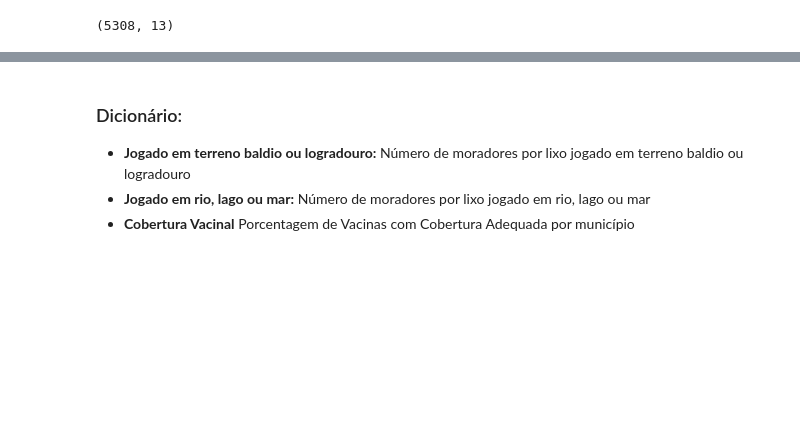
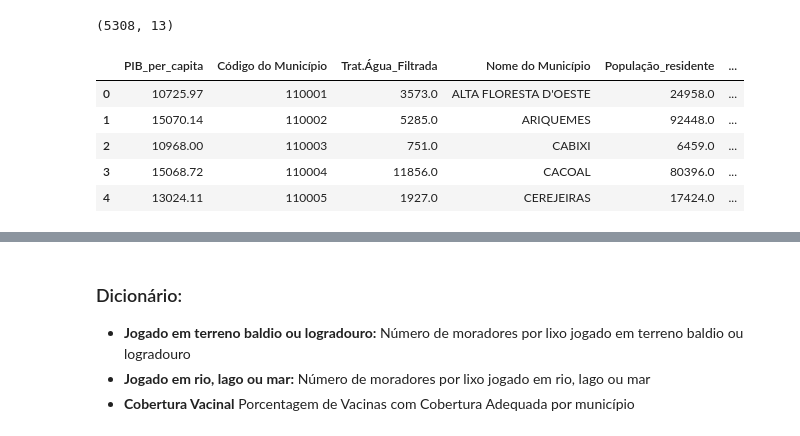
Before and after one commit to carneirogabrielly/Projeto-Microdados, a Jupyter notebook: 20_11_AAAAlison.ipynb, the cells around one changed output, grey strips where cells are left out. Drawn from its saved outputs; the diff is of its cells as text; code cells hidden in the pictures; blank space fills up the shorter version.

```diff
--- a/20_11_AAAAlison.ipynb
+++ b/20_11_AAAAlison.ipynb
@@ -165,3 +172,11 @@ df.shape
 (5308, 13)
 # %%
 df2 = df.copy()
+df2.head()
+# %% [output]
+|  | PIB_per_capita | Código do Município | Trat.Água_Filtrada | Nome do Município | População_residente | ... |
+| 0 | 10725.97 | 110001 | 3573.0 | ALTA FLORESTA D'OESTE | 24958.0 | ... |
+| 1 | 15070.14 | 110002 | 5285.0 | ARIQUEMES | 92448.0 | ... |
+| 2 | 10968.00 | 110003 | 751.0 | CABIXI | 6459.0 | ... |
+| 3 | 15068.72 | 110004 | 11856.0 | CACOAL | 80396.0 | ... |
+| 4 | 13024.11 | 110005 | 1927.0 | CEREJEIRAS | 17424.0 | ... |
```
Also changed, not shown: parts of 10 cells of this notebook.
